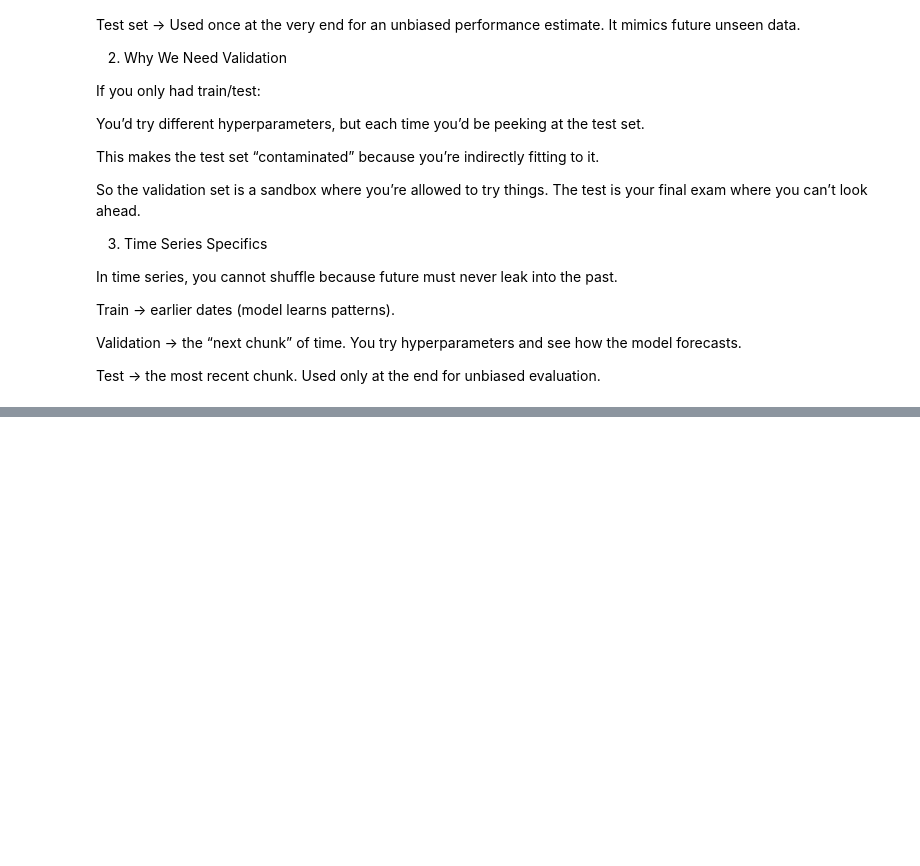
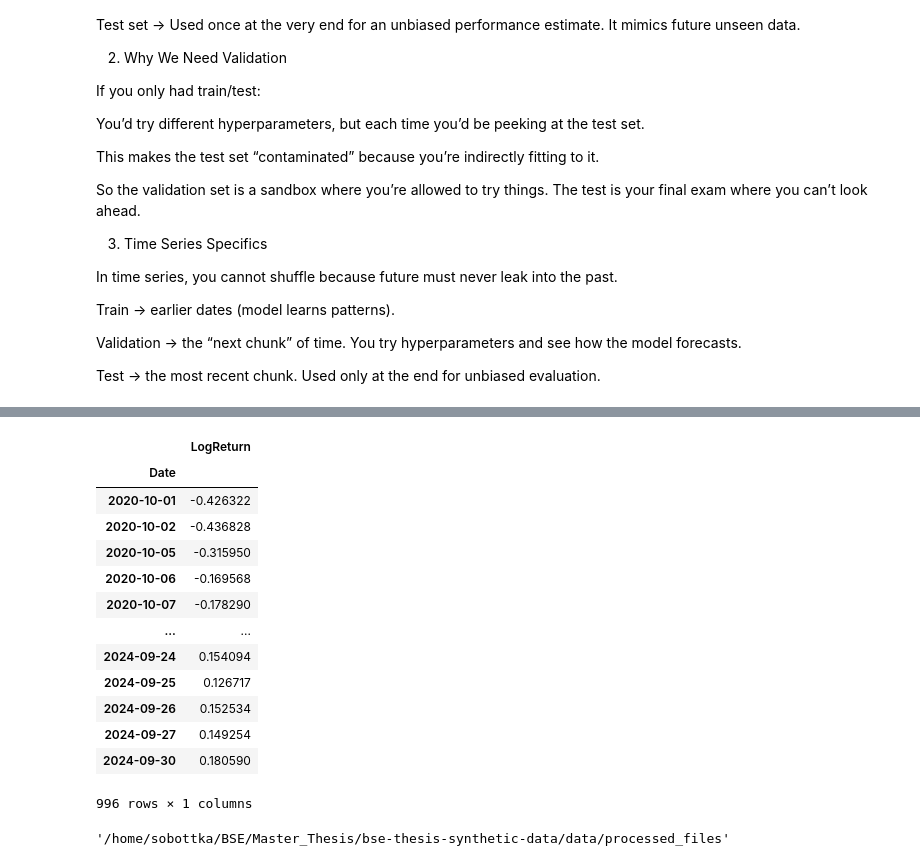
Before and after one commit to victorsobottka/bse-thesis-synthetic-data, a Jupyter notebook: 0_3_Optiver_datapreprocessing_BRICS_v0.ipynb, the cells around one changed output, grey strips where cells are left out. Saved outputs shown, nothing was run; the diff lists cells and outputs as text; code cells hidden in the pictures; blank space fills up the shorter version.

```diff
--- a/0_3_Optiver_datapreprocessing_BRICS_v0.ipynb
+++ b/0_3_Optiver_datapreprocessing_BRICS_v0.ipynb
@@ -436 +480,18 @@ Test → the most recent chunk. Used only at the end for unbiased evaluation.
+# %%
+train_dfs['train_pd_BOVESPA'][train_dfs['train_pd_BOVESPA'].index < '2024-10-01']
+# %% [output]
+|  | LogReturn |
+| Date |  |
+| 2020-10-01 | -0.426322 |
+| 2020-10-02 | -0.436828 |
+| 2020-10-05 | -0.315950 |
+| 2020-10-06 | -0.169568 |
+| 2020-10-07 | -0.178290 |
+| ... | ... |
+| 2024-09-24 | 0.154094 |
+| 2024-09-25 | 0.126717 |
+| 2024-09-26 | 0.152534 |
+| 2024-09-27 | 0.149254 |
+| 2024-09-30 | 0.180590 |
+996 rows × 1 columns
 # %%
@@ -444,0 +511,4 @@ test  = df[df['date'] >= '2018-01-01']
+# %%
+os.getcwd()
+# %% [output]
+'/home/sobottka/BSE/Master_Thesis/bse-thesis-synthetic-data/data/processed_files'
```
Also changed, not shown: parts of 12 cells of this notebook, 35 other files.
